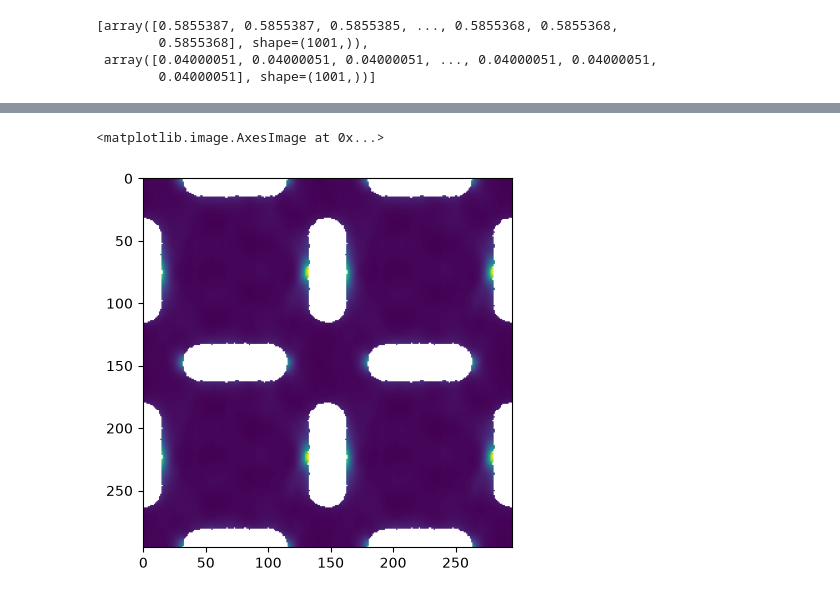
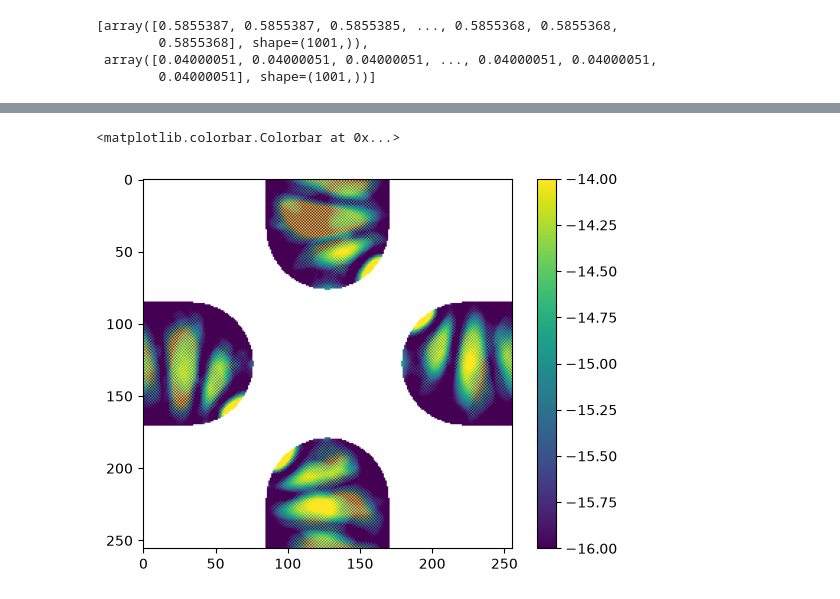
Before and after one commit to Weaser15/maglab, a Jupyter notebook: notebooks/ringdown.ipynb, the cells around one changed output, grey strips where cells are left out. Drawn from its saved outputs; the diff is of its cells as text; code cells hidden in the pictures.

Commit message:
Modify ringdown

```diff
--- a/notebooks/ringdown.ipynb
+++ b/notebooks/ringdown.ipynb
@@ -40,4 +39,7 @@ m
 # %%
 DIRPATH = Path(r"C:\Users\qqhx82\OneDrive - Durham University\PhD Files\Simulations\2026-05-22 AASI Dynamics 2x2\1-1\1-1_phi0_3\1-1_phi0_3exct_B000060.out")
-DIRPATH = Path(r"C:\Users\qqhx82\OneDrive - Durham University\PhD Files\Simulations\2026-07-28 Dot Dynamics\dot_470nm_2x2_PBC.out")
-(psd, phase), (frequencies, psd_spectrum) = l_rd.load_ringdown(DIRPATH)
+DIRPATH = Path(r"C:\Users\qqhx82\OneDrive - Durham University\PhD Files\Simulations\2026-09-18 ASI Test\E3_256_m200_exct.out")
+# (psd, phase), (frequencies, psd_spectrum) = l_rd.load_ringdown(DIRPATH)
+# plt.plot(frequencies, psd_spectrum)
+
+spec, freqs, bls, fmr = l_rd.load_ringdown(DIRPATH)
@@ -44,5 +63,6 @@ DIRPATH = Path(r"C:\Users\qqhx82\OneDrive - Durham University\PhD Files\Simulati
 # %%
-plt.imshow(psd[6, 0, ...].T)
+plt.imshow(np.log(psd[46, 4, ...]), clim=(-16, -14))
+plt.colorbar()
 # %% [output]
-<matplotlib.image.AxesImage at 0x...>
+<matplotlib.colorbar.Colorbar at 0x...>
-[figure, old version]
+[figure, new version]
```
Also changed, not shown: parts of 5 cells of this notebook, 3 other files.
